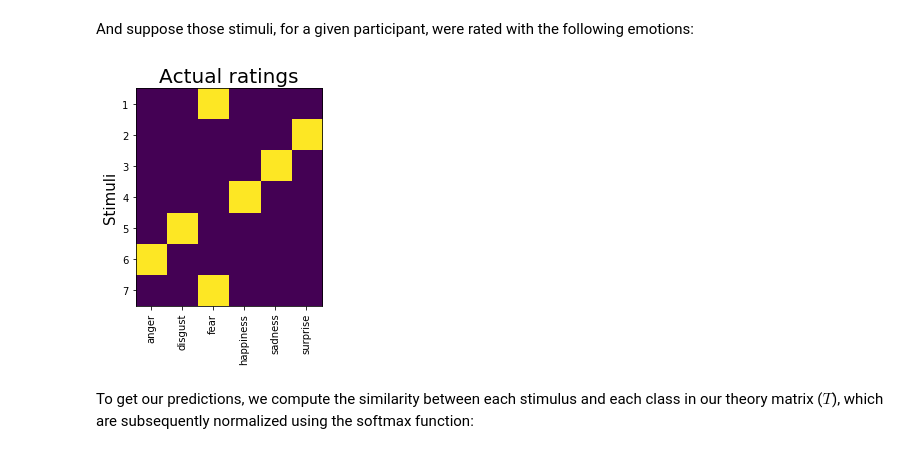
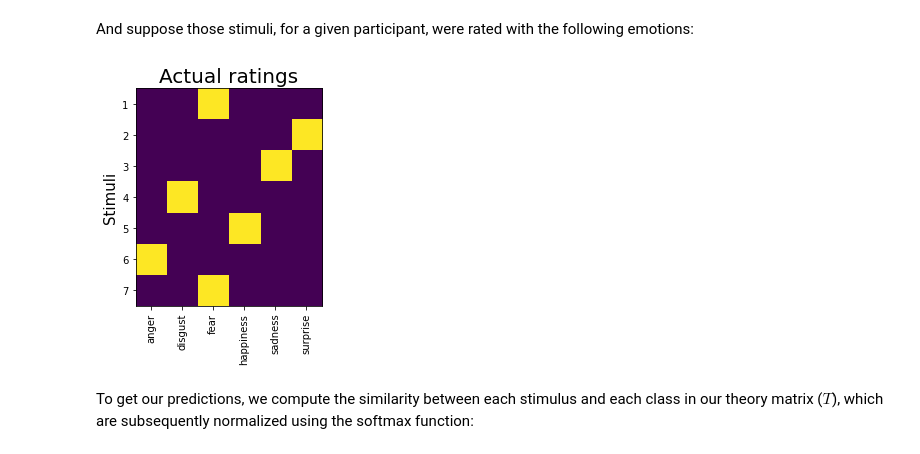
Before and after one commit to lukassnoek/hypothesis-kernel-analysis, a Jupyter notebook: notebooks/theory_kernel_analysis.ipynb, the cells around one changed output. Drawn from its saved outputs; the diff is of its cells as text; code cells hidden in the pictures.

```diff
--- a/notebooks/theory_kernel_analysis.ipynb
+++ b/notebooks/theory_kernel_analysis.ipynb
@@ -261,22 +264,22 @@ plt.ylabel("Stimuli", fontsize=15);
 And suppose those stimuli, for a given participant, were rated with the following emotions:
 # %%
 # e_lab = emotion LABels
-e_lab = ['disgust', 'surprise', 'sadness', 'happiness', 'fear', 'anger', 'disgust']
+e_lab = ['fear', 'surprise', 'sadness', 'disgust', 'happiness', 'anger', 'disgust']
 
 # e_int = emotion INTegers
-e_int = np.array([2, 5, 4, 3, 1, 0, 2])
+e_int = np.array([2, 5, 4, 1, 3, 0, 2])
 
-# where are "one-hot encoded"
+# "One-hot encode" ratings
 e_int = np.vstack([np.arange(6) == ei for ei in e_int]).astype(int)
 
 # Let's plot it as a heatmap
 plt.imshow(e_int)
 plt.title("Actual ratings", fontsize=20)
 plt.xticks(range(6), sorted(list(E)), rotation=90)
 plt.yticks(range(S.shape[0]), range(1, S.shape[0] + 1))
 plt.ylabel('Stimuli', fontsize=15);
 # %% [output]
-[figure, old version]
+[figure, new version]
 # %% [markdown]
 To get our predictions, we compute the similarity between each stimulus and each class in our theory matrix ($T$), which are subsequently normalized using the softmax function:
 # %%
```
Also changed, not shown: parts of 21 cells of this notebook, 5 other files.
